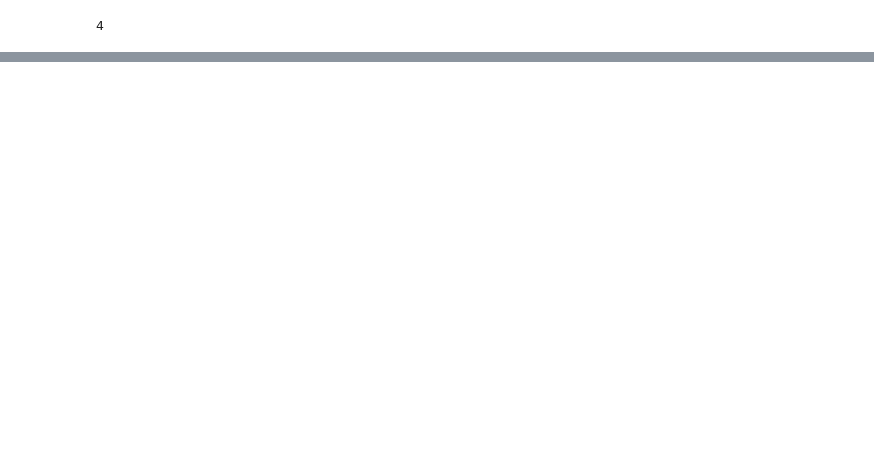
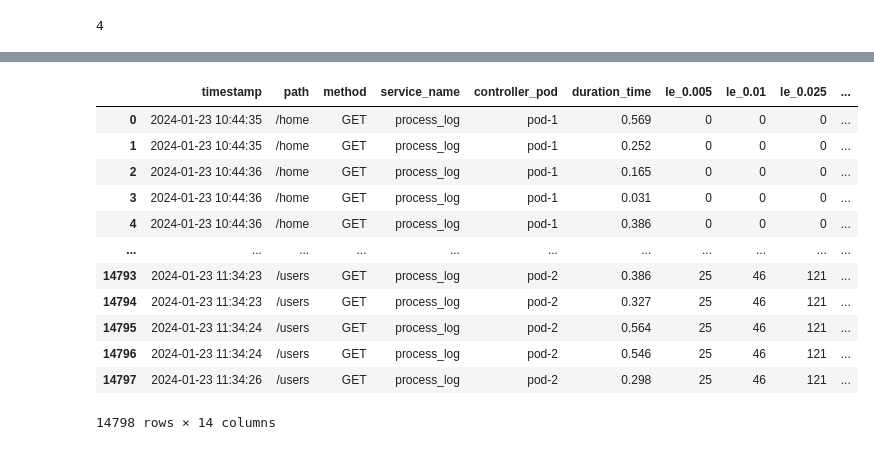
Before and after one commit to vuvietnguyenit/data_analystic, a Jupyter notebook: notebooks/calculate_latency_duration_time.ipynb, the cells around one changed output, grey strips where cells are left out. Cells and saved outputs as stored; diff of their text form; code cells hidden in the pictures; blank space fills up the shorter version.

```diff
--- a/notebooks/calculate_latency_duration_time.ipynb
+++ b/notebooks/calculate_latency_duration_time.ipynb
@@ -13,0 +17,3 @@ DATA = []
+# %%
+DATA = []
+BUCKETS = [0.005, 0.01, 0.025, 0.05, 0.1, 0.25, 0.5]
@@ -146,0 +148,31 @@ df_bin_by_group[100:130]
+# %%
+# Change columns name and extract columns using for analysis
+columns_change = {
+    0.005: "le_0.005",
+    0.01: "le_0.01",
+    0.025: "le_0.025",
+    0.05: "le_0.05",
+    0.1: "le_0.1",
+    0.25: "le_0.25",
+    0.5: "le_0.5",
+    "+Inf": "+Inf"
+}
+list_column_select = ["timestamp", "path", "method", "service_name",
+                      "controller_pod", "duration_time"] + [bucket for bucket in columns_change.values()]
+df_bin_by_group = df_bin_by_group.rename(columns=columns_change)
+df_bin_by_group = df_bin_by_group[list_column_select]
+df_bin_by_group  # <- Standardlized dataframe
+# %% [output]
+|  | timestamp | path | method | service_name | controller_pod | duration_time | le_0.005 | le_0.01 | le_0.025 | ... |
+| 0 | 2024-01-23 10:44:35 | /home | GET | process_log | pod-1 | 0.569 | 0 | 0 | 0 | ... |
+| 1 | 2024-01-23 10:44:35 | /home | GET | process_log | pod-1 | 0.252 | 0 | 0 | 0 | ... |
+| 2 | 2024-01-23 10:44:36 | /home | GET | process_log | pod-1 | 0.165 | 0 | 0 | 0 | ... |
+| 3 | 2024-01-23 10:44:36 | /home | GET | process_log | pod-1 | 0.031 | 0 | 0 | 0 | ... |
+| 4 | 2024-01-23 10:44:36 | /home | GET | process_log | pod-1 | 0.386 | 0 | 0 | 0 | ... |
+| ... | ... | ... | ... | ... | ... | ... | ... | ... | ... | ... |
+| 14793 | 2024-01-23 11:34:23 | /users | GET | process_log | pod-2 | 0.386 | 25 | 46 | 121 | ... |
+| 14794 | 2024-01-23 11:34:23 | /users | GET | process_log | pod-2 | 0.327 | 25 | 46 | 121 | ... |
+| 14795 | 2024-01-23 11:34:24 | /users | GET | process_log | pod-2 | 0.564 | 25 | 46 | 121 | ... |
+| 14796 | 2024-01-23 11:34:24 | /users | GET | process_log | pod-2 | 0.546 | 25 | 46 | 121 | ... |
+| 14797 | 2024-01-23 11:34:26 | /users | GET | process_log | pod-2 | 0.298 | 25 | 46 | 121 | ... |
+14798 rows × 14 columns
```
Also changed, not shown: parts of 25 cells of this notebook.
